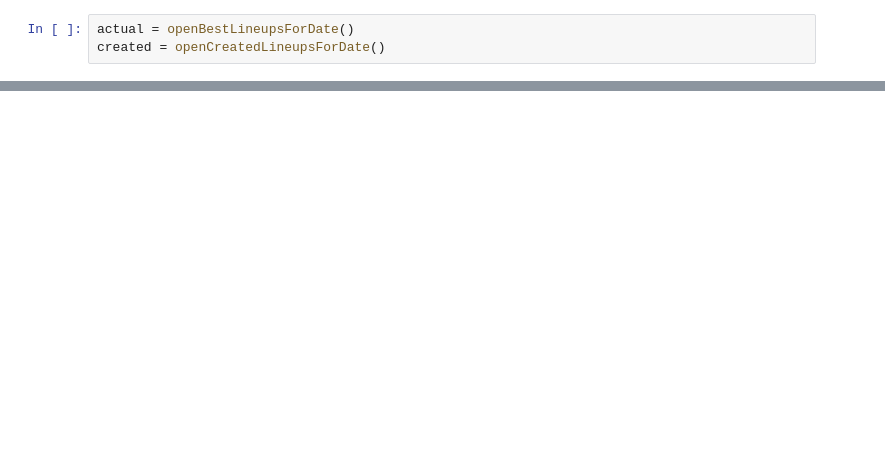
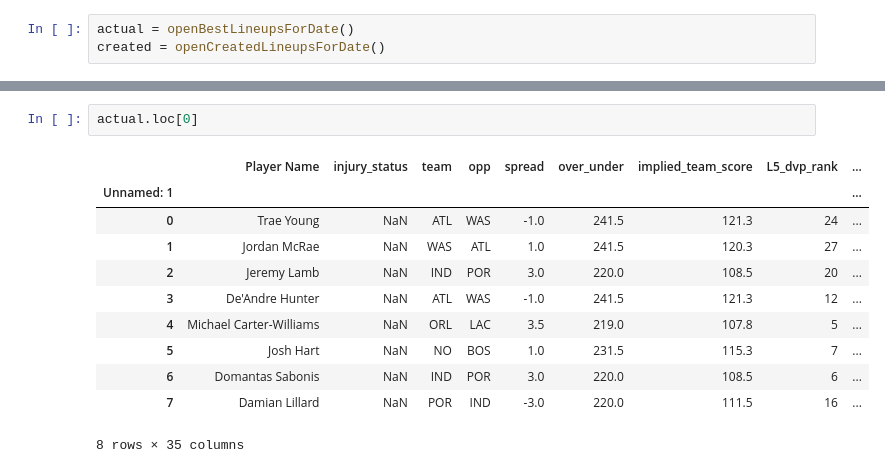
Before and after one commit to grahamguthrie99/uni-dfs-genetic-algorithm, a Jupyter notebook: Research.ipynb, the cells around one changed output, grey strips where cells are left out. Saved outputs shown, nothing was run; the diff lists cells and outputs as text; blank space fills up the shorter version.

```diff
--- a/Research.ipynb
+++ b/Research.ipynb
@@ -170,0 +222,14 @@ Name: Player Name, dtype: int64
+# %%
+actual.loc[0]
+# %% [output]
+|  | Player Name | injury_status | team | opp | spread | over_under | implied_team_score | L5_dvp_rank | ... |
+| Unnamed: 1 |  |  |  |  |  |  |  |  | ... |
+| 0 | Trae Young | NaN | ATL | WAS | -1.0 | 241.5 | 121.3 | 24 | ... |
+| 1 | Jordan McRae | NaN | WAS | ATL | 1.0 | 241.5 | 120.3 | 27 | ... |
+| 2 | Jeremy Lamb | NaN | IND | POR | 3.0 | 220.0 | 108.5 | 20 | ... |
+| 3 | De'Andre Hunter | NaN | ATL | WAS | -1.0 | 241.5 | 121.3 | 12 | ... |
+| 4 | Michael Carter-Williams | NaN | ORL | LAC | 3.5 | 219.0 | 107.8 | 5 | ... |
+| 5 | Josh Hart | NaN | NO | BOS | 1.0 | 231.5 | 115.3 | 7 | ... |
+| 6 | Domantas Sabonis | NaN | IND | POR | 3.0 | 220.0 | 108.5 | 6 | ... |
+| 7 | Damian Lillard | NaN | POR | IND | -3.0 | 220.0 | 111.5 | 16 | ... |
+8 rows × 35 columns
```
Also changed, not shown: parts of 18 cells of this notebook, 21 other files.
